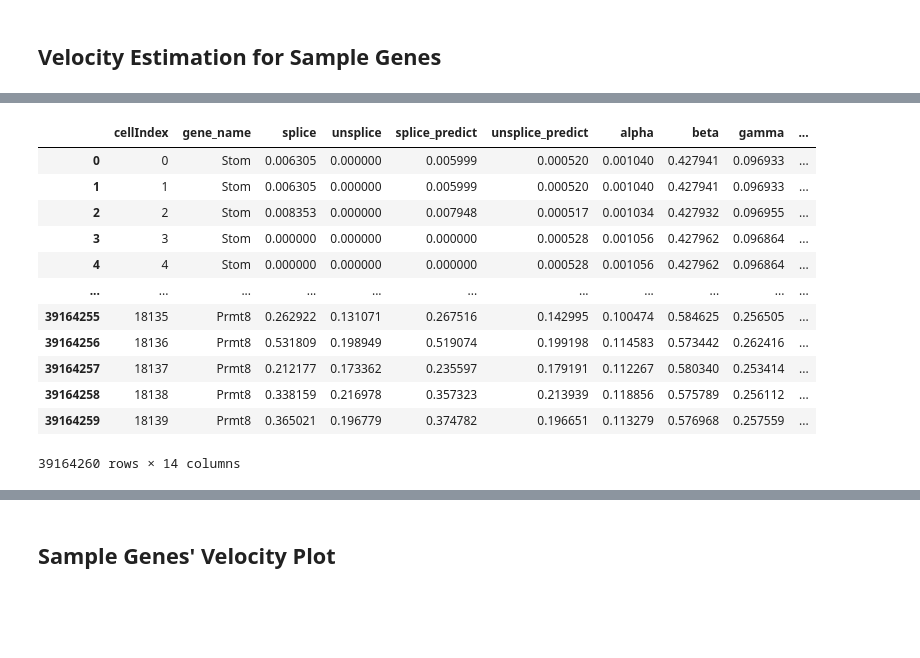
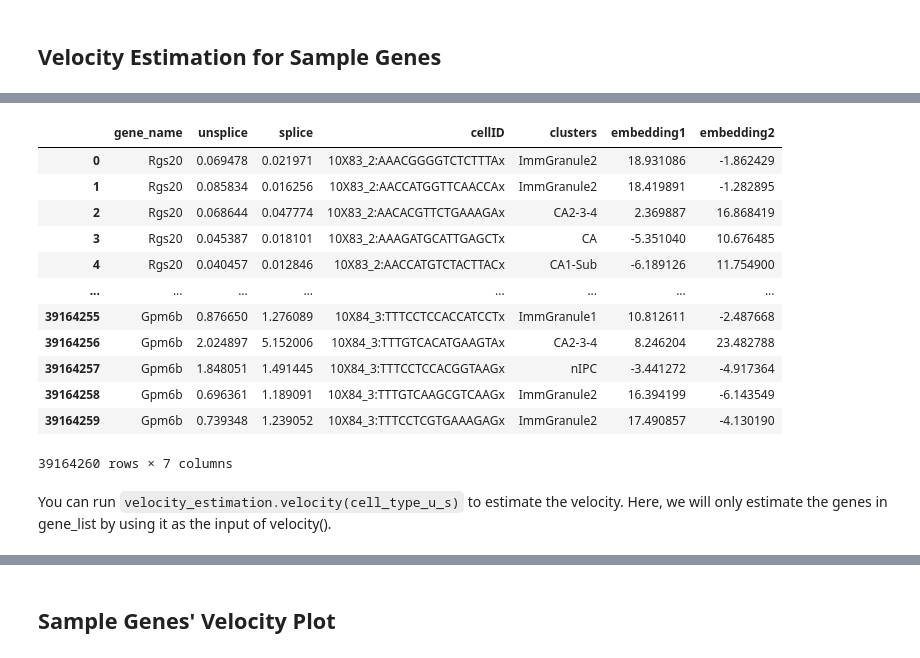
Before and after one commit to GuangyuWangLab2021/cellDancer, a Jupyter notebook: analysis/CaseStudyNotebook/Neuro_main_function-pre_sl_wq_para_renamed.ipynb, the cells around one changed output, grey strips where cells are left out. Cells and saved outputs as stored; diff of their text form; code cells hidden in the pictures; blank space fills up the shorter version.

````diff
--- a/analysis/CaseStudyNotebook/Neuro_main_function-pre_sl_wq_para_renamed.ipynb
+++ b/analysis/CaseStudyNotebook/Neuro_main_function-pre_sl_wq_para_renamed.ipynb
@@ -30,25 +42,28 @@ from celldancer.embedding_kinetic_para import embedding
 # %%
 %autoreload 2
 
-cell_type_u_s_path="/Users/shengyuli/Library/CloudStorage/OneDrive-HoustonMethodist/work/Velocity/data/velocyto/neuro/result_detailcsv/test_speed/epoch200check_n10Ratio0.1autoDTrueautoNFalsep3binTruejob40/cell_dancer_velocity_2022-05-26 19-21-01/celldancer_estimation.csv"
+cell_type_u_s_path="/Users/shengyuli/Library/CloudStorage/OneDrive-HoustonMethodist/work/Velocity/data/raw_data/DentateGyrus.csv"
 #cell_type_u_s_path='/Users/wanglab/Documents/ShengyuLi/Velocity/data/raw_data/DentateGyrus.csv'
 #cell_type_u_s_path='/Users/chen.weiqing/code/celldancer/DentateGyrus.csv'
 cell_type_u_s=pd.read_csv(cell_type_u_s_path)
 cell_type_u_s
 # %% [output]
-|  | cellIndex | gene_name | splice | unsplice | splice_predict | unsplice_predict | alpha | beta | gamma | ... |
-| 0 | 0 | Stom | 0.006305 | 0.000000 | 0.005999 | 0.000520 | 0.001040 | 0.427941 | 0.096933 | ... |
-| 1 | 1 | Stom | 0.006305 | 0.000000 | 0.005999 | 0.000520 | 0.001040 | 0.427941 | 0.096933 | ... |
-| 2 | 2 | Stom | 0.008353 | 0.000000 | 0.007948 | 0.000517 | 0.001034 | 0.427932 | 0.096955 | ... |
-| 3 | 3 | Stom | 0.000000 | 0.000000 | 0.000000 | 0.000528 | 0.001056 | 0.427962 | 0.096864 | ... |
-| 4 | 4 | Stom | 0.000000 | 0.000000 | 0.000000 | 0.000528 | 0.001056 | 0.427962 | 0.096864 | ... |
-| ... | ... | ... | ... | ... | ... | ... | ... | ... | ... | ... |
-| 39164255 | 18135 | Prmt8 | 0.262922 | 0.131071 | 0.267516 | 0.142995 | 0.100474 | 0.584625 | 0.256505 | ... |
-| 39164256 | 18136 | Prmt8 | 0.531809 | 0.198949 | 0.519074 | 0.199198 | 0.114583 | 0.573442 | 0.262416 | ... |
-| 39164257 | 18137 | Prmt8 | 0.212177 | 0.173362 | 0.235597 | 0.179191 | 0.112267 | 0.580340 | 0.253414 | ... |
-| 39164258 | 18138 | Prmt8 | 0.338159 | 0.216978 | 0.357323 | 0.213939 | 0.118856 | 0.575789 | 0.256112 | ... |
-| 39164259 | 18139 | Prmt8 | 0.365021 | 0.196779 | 0.374782 | 0.196651 | 0.113279 | 0.576968 | 0.257559 | ... |
+|  | gene_name | unsplice | splice | cellID | clusters | embedding1 | embedding2 |
+| 0 | Rgs20 | 0.069478 | 0.021971 | 10X83_2:AAACGGGGTCTCTTTAx | ImmGranule2 | 18.931086 | -1.862429 |
+| 1 | Rgs20 | 0.085834 | 0.016256 | 10X83_2:AACCATGGTTCAACCAx | ImmGranule2 | 18.419891 | -1.282895 |
+| 2 | Rgs20 | 0.068644 | 0.047774 | 10X83_2:AACACGTTCTGAAAGAx | CA2-3-4 | 2.369887 | 16.868419 |
+| 3 | Rgs20 | 0.045387 | 0.018101 | 10X83_2:AAAGATGCATTGAGCTx | CA | -5.351040 | 10.676485 |
+| 4 | Rgs20 | 0.040457 | 0.012846 | 10X83_2:AACCATGTCTACTTACx | CA1-Sub | -6.189126 | 11.754900 |
+| ... | ... | ... | ... | ... | ... | ... | ... |
+| 39164255 | Gpm6b | 0.876650 | 1.276089 | 10X84_3:TTTCCTCCACCATCCTx | ImmGranule1 | 10.812611 | -2.487668 |
+| 39164256 | Gpm6b | 2.024897 | 5.152006 | 10X84_3:TTTGTCACATGAAGTAx | CA2-3-4 | 8.246204 | 23.482788 |
+| 39164257 | Gpm6b | 1.848051 | 1.491445 | 10X84_3:TTTCCTCCACGGTAAGx | nIPC | -3.441272 | -4.917364 |
+| 39164258 | Gpm6b | 0.696361 | 1.189091 | 10X84_3:TTTGTCAAGCGTCAAGx | ImmGranule2 | 16.394199 | -6.143549 |
+| 39164259 | Gpm6b | 0.739348 | 1.239052 | 10X84_3:TTTCCTCGTGAAAGAGx | ImmGranule2 | 17.490857 | -4.130190 |
-39164260 rows × 14 columns
+39164260 rows × 7 columns
+# %% [markdown]
+You can run ```velocity_estimation.velocity(cell_type_u_s)``` to estimate the velocity.
+Here, we will only estimate the genes in gene_list by using it as the input of velocity().
 # %%
 %autoreload 2
 
````
Also changed, not shown: parts of 23 cells of this notebook.
